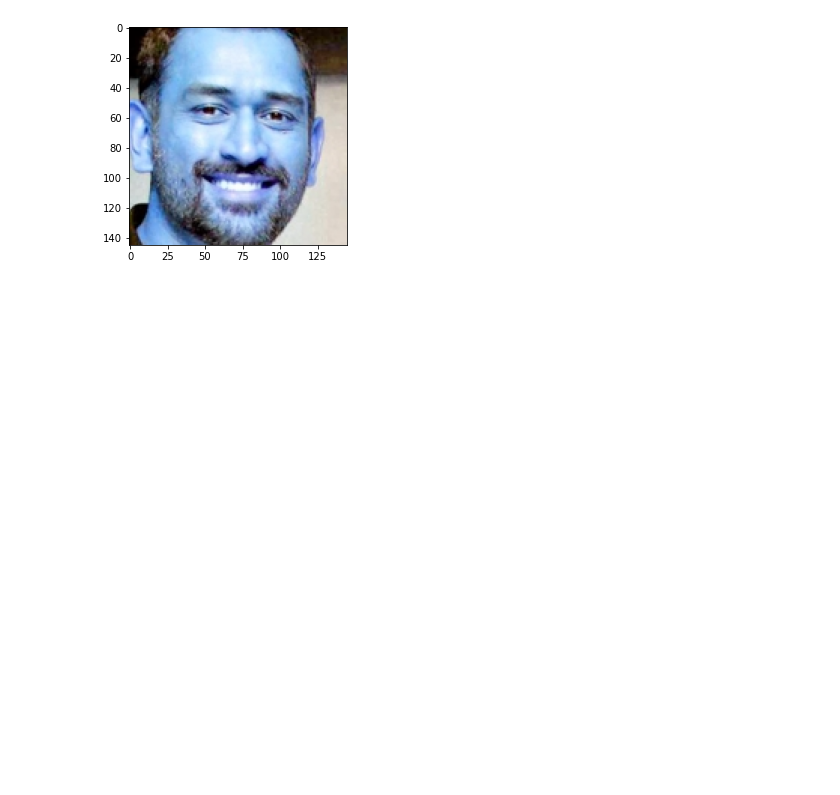
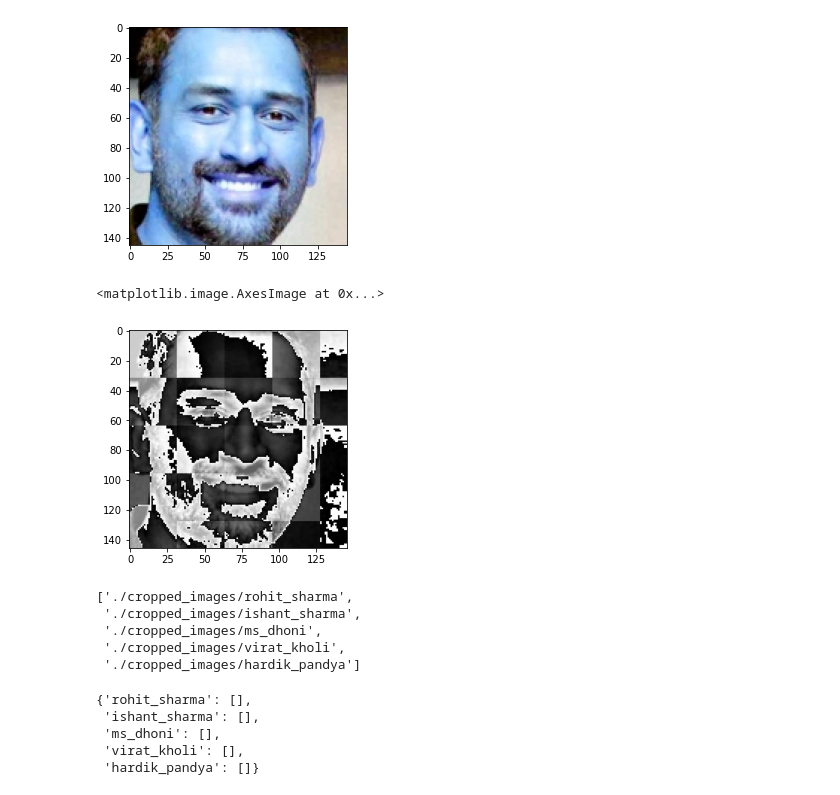
Before and after one commit to Somnathpaul/image-classification-, a Jupyter notebook: model.ipynb, the cells around one changed output. Cells and saved outputs as stored; diff of their text form; code cells hidden in the pictures; blank space fills up the shorter version.

```diff
--- a/model.ipynb
+++ b/model.ipynb
@@ -37,3 +36,24 @@ def w2d(cropped_img, mode='haar', level=1):
     imArray_H =  np.uint8(imArray_H)
 
     return imArray_H
+# %%
+im_har = w2d(cropped_img,'db1',5)
+plt.imshow(im_har, cmap='gray')
+# %% [output]
+<matplotlib.image.AxesImage at 0x...>
+[figure, added]
+# %%
+
+import os
+path_to_cr_data = "./cropped_images/"
+img_dirs = []
+for entry in os.scandir(path_to_cr_data):
+    if entry.is_dir():
+        img_dirs.append(entry.path)
+img_dirs
+# %% [output]
+['./cropped_images/rohit_sharma',
+ './cropped_images/ishant_sharma',
+ './cropped_images/ms_dhoni',
+ './cropped_images/virat_kholi',
+ './cropped_images/hardik_pandya']
@@ -39,0 +66,8 @@ def w2d(cropped_img, mode='haar', level=1):
+# %%
+cricketer_file_names_dict
+# %% [output]
+{'rohit_sharma': [],
+ 'ishant_sharma': [],
+ 'ms_dhoni': [],
+ 'virat_kholi': [],
+ 'hardik_pandya': []}
```
Also changed, not shown: parts of 2 cells of this notebook.
